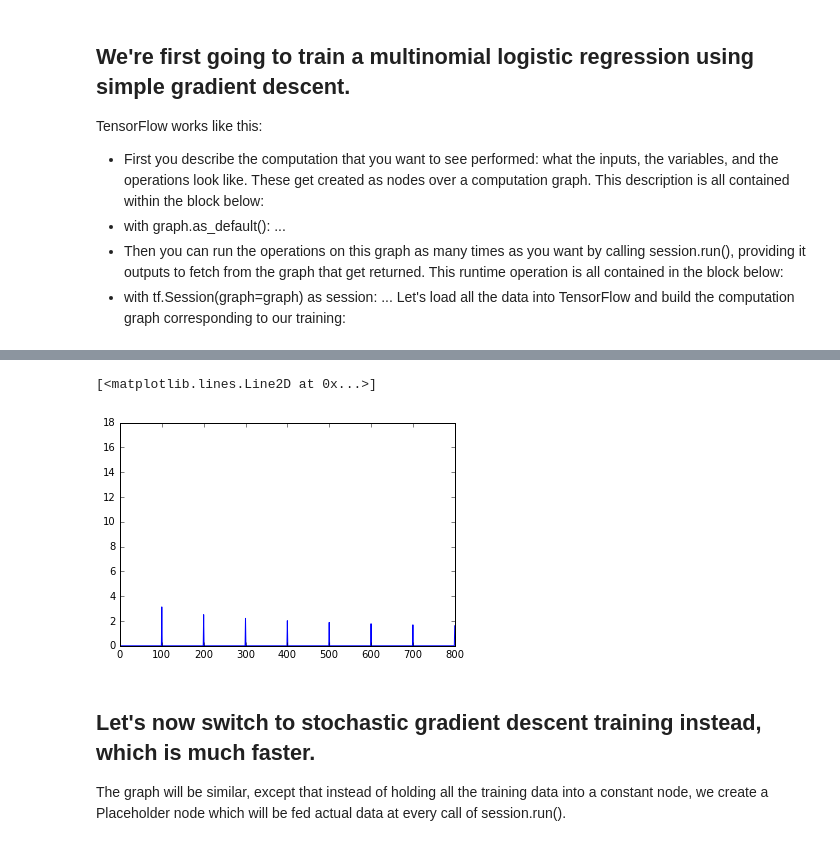
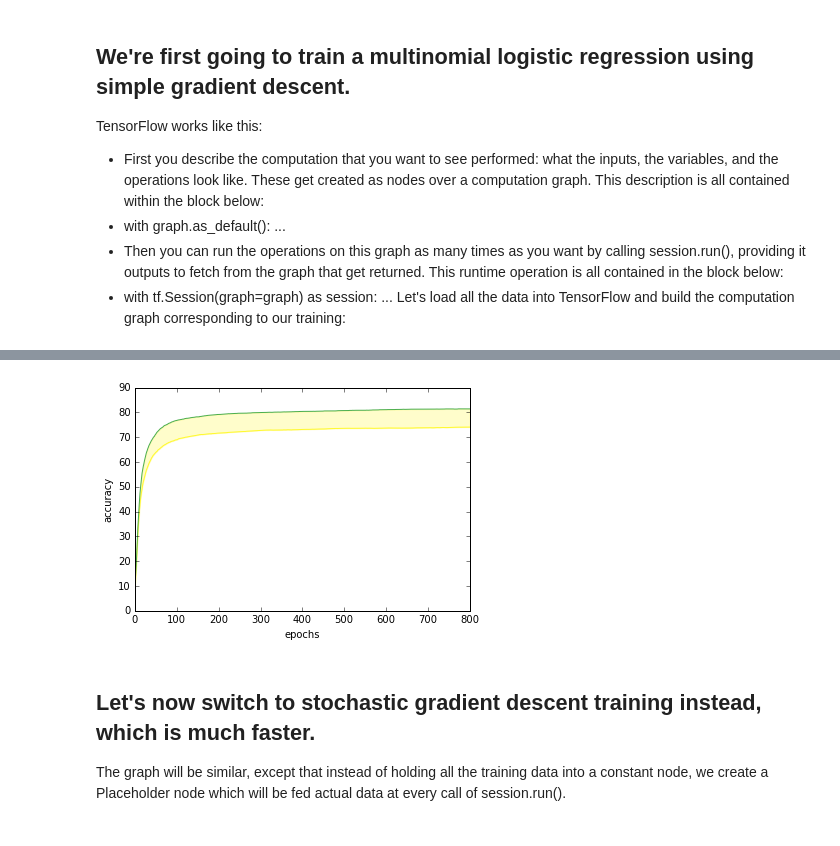
Before and after one commit to Mayweiwang/TensorFlowProj, a Jupyter notebook: Proj 2.ipynb, the cells around one changed output, grey strips where cells are left out. Saved outputs shown, nothing was run; the diff lists cells and outputs as text; code cells hidden in the pictures.

```diff
--- a/Proj 2.ipynb
+++ b/Proj 2.ipynb
@@ -77,6 +96,7 @@ Let's load all the data into TensorFlow and build the computation graph correspo
 # %%
 # With gradient descent training, even this much data is prohibitive.
 # Subset the training data for faster turnaround.
+# LR , no regulation, no dropout, no SGD
 train_subset = 10000
 
 graph = tf.Graph()
@@ -98,7 +118,8 @@ with graph.as_default():
     # normal distribution. The biases get initialized to zero.
 
     weights = tf.Variable(
-       tf.truncated_normal([image_size * image_size, num_labels]))
+       tf.truncated_normal([image_size * image_size, num_labels],
+                stddev= math.sqrt(2.0/ (image_size * image_size))))
     biases = tf.Variable(tf.zeros([num_labels]))
 
     # Training computation.
@@ -113,7 +134,7 @@ with graph.as_default():
 
     # Optimizer.
     # We are going to find the minimum of this loss using gradient descent.
-    Optimizer = tf.train.GradientDescentOptimizer(0.2).minimize(loss)
+    Optimizer = tf.train.GradientDescentOptimizer(0.5).minimize(loss)
 
     # Predictions for training, validation, and test data.
     # These are not part of training, but merely here so that we can report
@@ -123,3 +144,31 @@ with graph.as_default():
     valid_prediction = tf.nn.softmax(
       tf.matmul(tf_valid_dataset, weights) + biases)
     test_prediction = tf.nn.softmax(tf.matmul(tf_test_dataset, weights) + biases)
+
+# Let's run this computation and iterate
+num_steps = 801
+accuracy_epoch = np.zeros([2,num_steps])
+with tf.Session(graph=graph) as session:
+    # This is a one-time operation which ensures the parameters get initialized
+    # as we described in the graph: random weights for the matrix, zeros for the
+    # biases.
+    tf.initialize_all_variables().run()
+    loss_step = np.zeros(num_steps)
+    print('Initialized')
+    for step in range(num_steps):
+        # Run the computations. We tell .run() that we want to run the optimization
+        # and get the loss value and the training predictions returned as numpy arrays.
+        _, l, predictions = session.run([Optimizer, loss, train_prediction])
+        accuracy_epoch[0,step] = accuracy(valid_prediction.eval(), valid_labels)
+        accuracy_epoch[1,step] = accuracy(test_prediction.eval(), test_labels)
+        if (step % 100 ==0):
+            print('Loss at step %d: %f' % (step, l))
+            print('Training accuracy: %.1f%%' % accuracy(predictions, train_labels[:train_subset,:]))
+            # Calling .eval() on validation_prediction is basically like calling run(), but
+            # just to get that one numpy array. Note that it recomputes all its graph
+            # dependencies.
+            print('Validation accuracy: %.1f%%' % accuracy(valid_prediction.eval(), valid_labels))
+
+
+    print('Test accuracy: %.1f%%' % accuracy(test_prediction.eval(), test_labels))
+    session.close()
@@ -172,10 +193,7 @@ Test accuracy: 74.6%
-# %%
-import matplotlib.pyplot as plt
-%matplotlib inline
-plt.plot(loss_step)
-# %% [output]
-[<matplotlib.lines.Line2D at 0x...>]
-[figure, removed]
+# %%
+plot_accuracy(accuracy_epoch)
+# %% [output]
+[figure, added]
 # %% [markdown]
 ## Let's now switch to stochastic gradient descent training instead, which is much faster.
 The graph will be similar, except that instead of holding all the training data into a constant node, we create a Placeholder node which will be fed actual data at every call of session.run().
```
Also changed, not shown: parts of 16 cells of this notebook, 4 other files.
